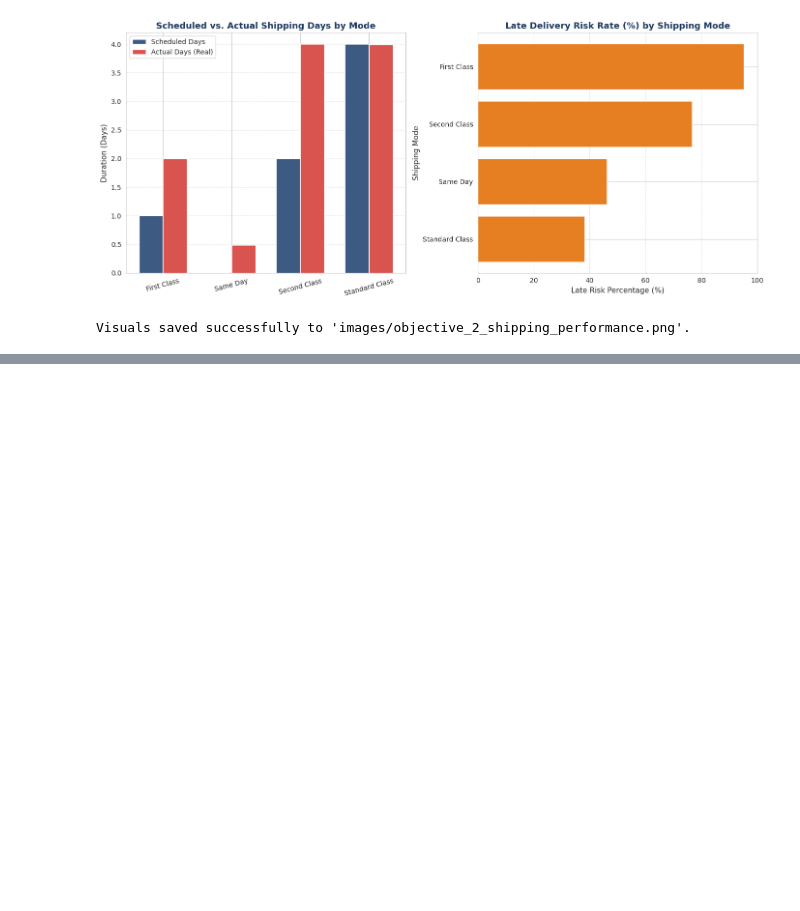
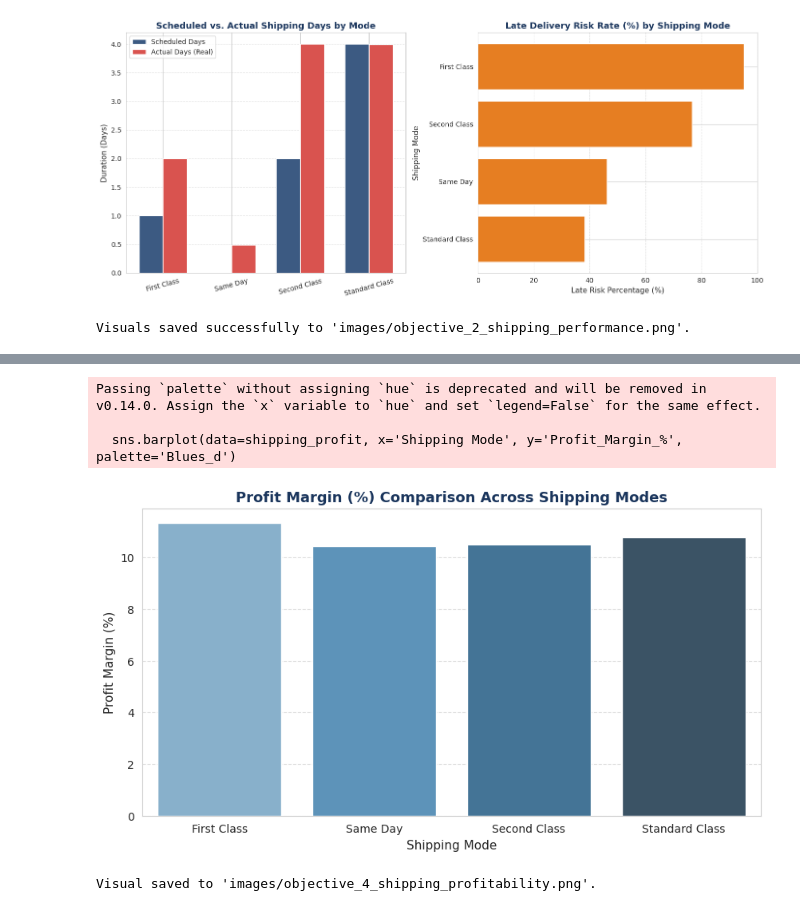
Before and after one commit to Ravna95/Capstone-Project, a Jupyter notebook: DataCo_Smart_Supply_Chain.ipynb, the cells around one changed output, grey strips where cells are left out. Cells and saved outputs as stored; diff of their text form; code cells hidden in the pictures; blank space fills up the shorter version.

```diff
--- a/DataCo_Smart_Supply_Chain.ipynb
+++ b/DataCo_Smart_Supply_Chain.ipynb
@@ -391,0 +474,71 @@ Visuals saved successfully to 'images/objective_2_shipping_performance.png'.
+# %%
+# ==========================================
+# OBJECTIVE 4: SHIPPING MODE PROFITABILITY & PREDICTIVE MODELING
+# ==========================================
+
+import matplotlib.pyplot as plt
+import seaborn as sns
+import pandas as pd
+import numpy as np
+from sklearn.model_selection import train_test_split
+from sklearn.ensemble import GradientBoostingClassifier
+from sklearn.metrics import accuracy_score, precision_score, recall_score, f1_score, roc_auc_score
+
+# 1. Descriptive Analysis: Profitability by Shipping Mode
+shipping_profit = df.groupby('Shipping Mode').agg(
+    Total_Sales=('Sales', 'sum'),
+    Total_Profit=('Order Profit Per Order', 'sum'),
+    Avg_Discount_Rate=('Order Item Discount Rate', 'mean')
+).reset_index()
+shipping_profit['Profit_Margin_%'] = (shipping_profit['Total_Profit'] / shipping_profit['Total_Sales']) * 100
+
+print("="*60)
+print("SHIPPING MODE PROFITABILITY & COST EFFICIENCY")
+print("="*60)
+print(shipping_profit.to_string(index=False))
+
+# 2. Predictive Modeling: High-Margin Shipment Classification
+# Define target: 1 if profit is above median, 0 otherwise
+df['Target'] = (df['Order Profit Per Order'] > df['Order Profit Per Order'].median()).astype(int)
+
+features = ['Shipping Mode', 'Order Item Discount Rate', 'Product Price', 'Order Item Quantity', 'Category Name', 'Department Name', 'Type', 'Market', 'Order Region']
+ml_df = df[features + ['Target']].dropna()
+ml_df_encoded = pd.get_dummies(ml_df, drop_first=True)
+
+X = ml_df_encoded.drop(columns=['Target'])
+y = ml_df_encoded['Target']
+
+X_train, X_test, y_train, y_test = train_test_split(X, y, test_size=0.2, random_state=42, stratify=y)
+
+gb = GradientBoostingClassifier(n_estimators=50, random_state=42)
+gb.fit(X_train, y_train)
+
+y_pred = gb.predict(X_test)
+y_prob = gb.predict_proba(X_test)[:, 1]
+
+print("\n" + "="*60)
+print("PREDICTIVE MODEL EVALUATION (GRADIENT BOOSTING)")
+print("="*60)
+print(f"Accuracy:  {accuracy_score(y_test, y_pred):.4f}")
+print(f"Precision: {precision_score(y_test, y_pred):.4f}")
+print(f"Recall:    {recall_score(y_test, y_pred):.4f}")
+print(f"F1-Score:  {f1_score(y_test, y_pred):.4f}")
+print(f"ROC-AUC:   {roc_auc_score(y_test, y_prob):.4f}")
+
+# ==========================================
+# VISUALIZATION FOR OBJECTIVE 4
+# ==========================================
+import os
+os.makedirs('images', exist_ok=True)
+
+plt.figure(figsize=(10, 5))
+sns.barplot(data=shipping_profit, x='Shipping Mode', y='Profit_Margin_%', palette='Blues_d')
+plt.title('Profit Margin (%) Comparison Across Shipping Modes', fontsize=13, fontweight='bold', color='#1B365D')
+plt.xlabel('Shipping Mode', fontsize=11)
+plt.ylabel('Profit Margin (%)', fontsize=11)
+plt.grid(axis='y', linestyle='--', alpha=0.6)
+plt.savefig('images/objective_4_shipping_profitability.png', dpi=300)
+plt.show()
+
+print("\nVisual saved to 'images/objective_4_shipping_profitability.png'.")
+# %% [output]
@@ -391,0 +562,5 @@ Visuals saved successfully to 'images/objective_2_shipping_performance.png'.
+Passing `palette` without assigning `hue` is deprecated and will be removed in v0.14.0. Assign the `x` variable to `hue` and set `legend=False` for the same effect.
+
+  sns.barplot(data=shipping_profit, x='Shipping Mode', y='Profit_Margin_%', palette='Blues_d')
+[figure, added]
+Visual saved to 'images/objective_4_shipping_profitability.png'.
```
Also changed, not shown: parts of 3 cells of this notebook.
